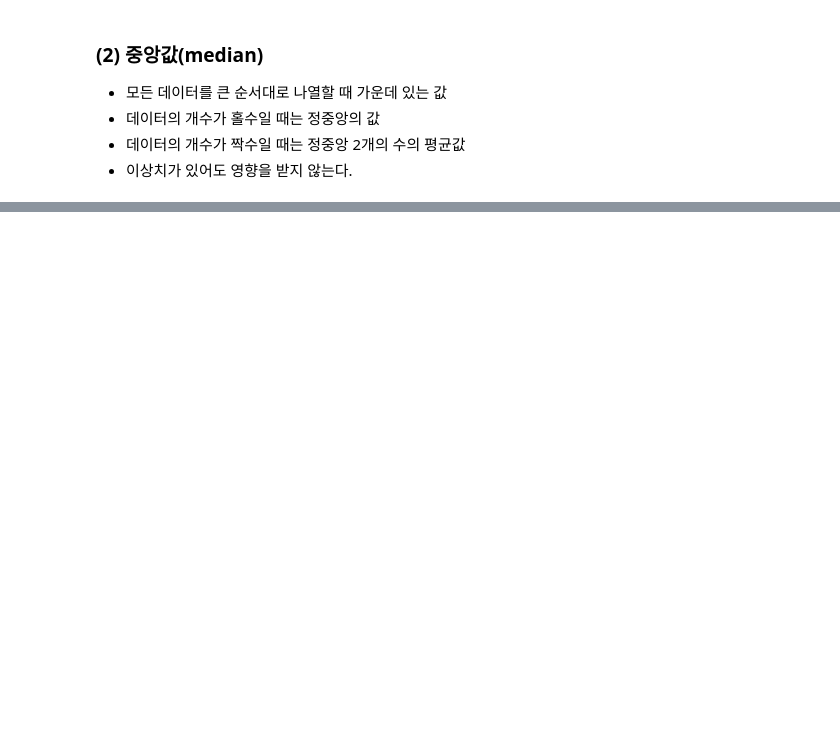
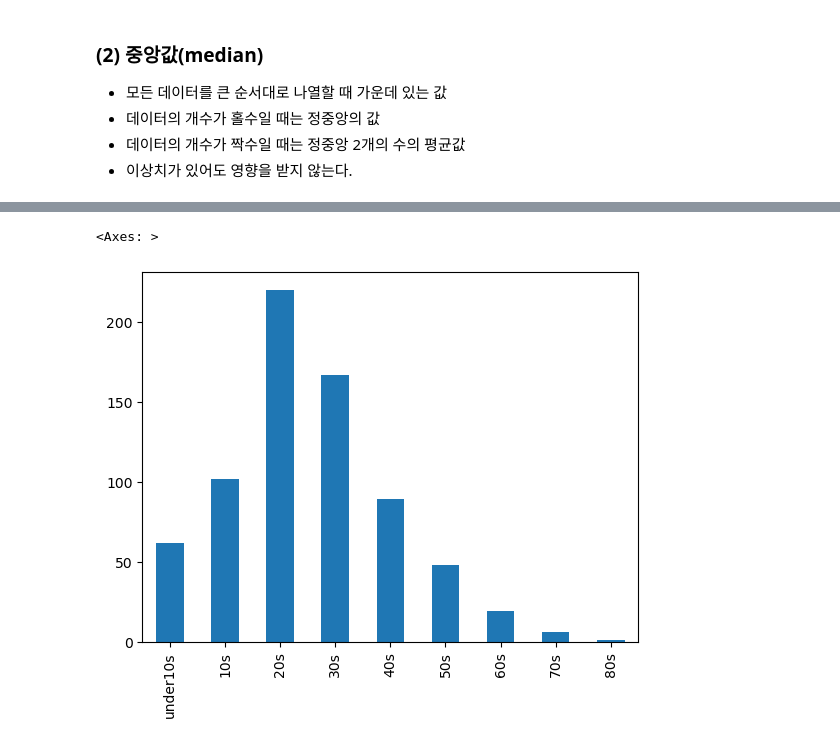
Before and after one commit to LongS1eeper/fintech_service_2nd, a Jupyter notebook: 05machine_learning/14기초통계의이해.ipynb, the cells around one changed output, grey strips where cells are left out. Drawn from its saved outputs; the diff is of its cells as text; code cells hidden in the pictures; blank space fills up the shorter version.

```diff
--- a/05machine_learning/14기초통계의이해.ipynb
+++ b/05machine_learning/14기초통계의이해.ipynb
@@ -63,3 +141,6 @@ NameError: name 'gmean' is not defined
 * 각 계급의 중앙값을 '계급값'이라 한다.
 * 도수분포표에서 도수가 큰 것을 '출현 횟수가 많다'고 하고
 * 가장 도수가 큰 계급의 계급값을 '최빈값'이라고 한다.
+# %%
+data = pd.read_csv("https://raw.githubusercontent.com/haram4th/ablearn/main/Taitanic_train.csv")
+data.head(2)
@@ -65,0 +151,3 @@ NameError: name 'gmean' is not defined
+# %%
+age = data[['Age']]
+age
@@ -65,0 +185,7 @@ NameError: name 'gmean' is not defined
+# %%
+# 계급 구간을 10단위로 계급을 나누어 도수분포표를 만들고
+# 도수분포표(Frequency Distribution Table)를 시각화한 히스토그램 그래프 그리기
+bins = (0, 10, 20, 30, 40, 50, 60, 70, 80, 90)
+labels = ('under10s', '10s', '20s', '30s', '40s', '50s', '60s', '70s', '80s')
+age_FDT = pd.cut(age['Age'].values, bins=bins, labels=labels, right=False)
+print(age_FDT.value_counts())
@@ -65,0 +203,5 @@ NameError: name 'gmean' is not defined
+# %%
+age_FDT.value_counts().plot(kind='bar')
+# %% [output]
+<Axes: >
+[figure, added]
```
Also changed, not shown: parts of 46 cells of this notebook.
